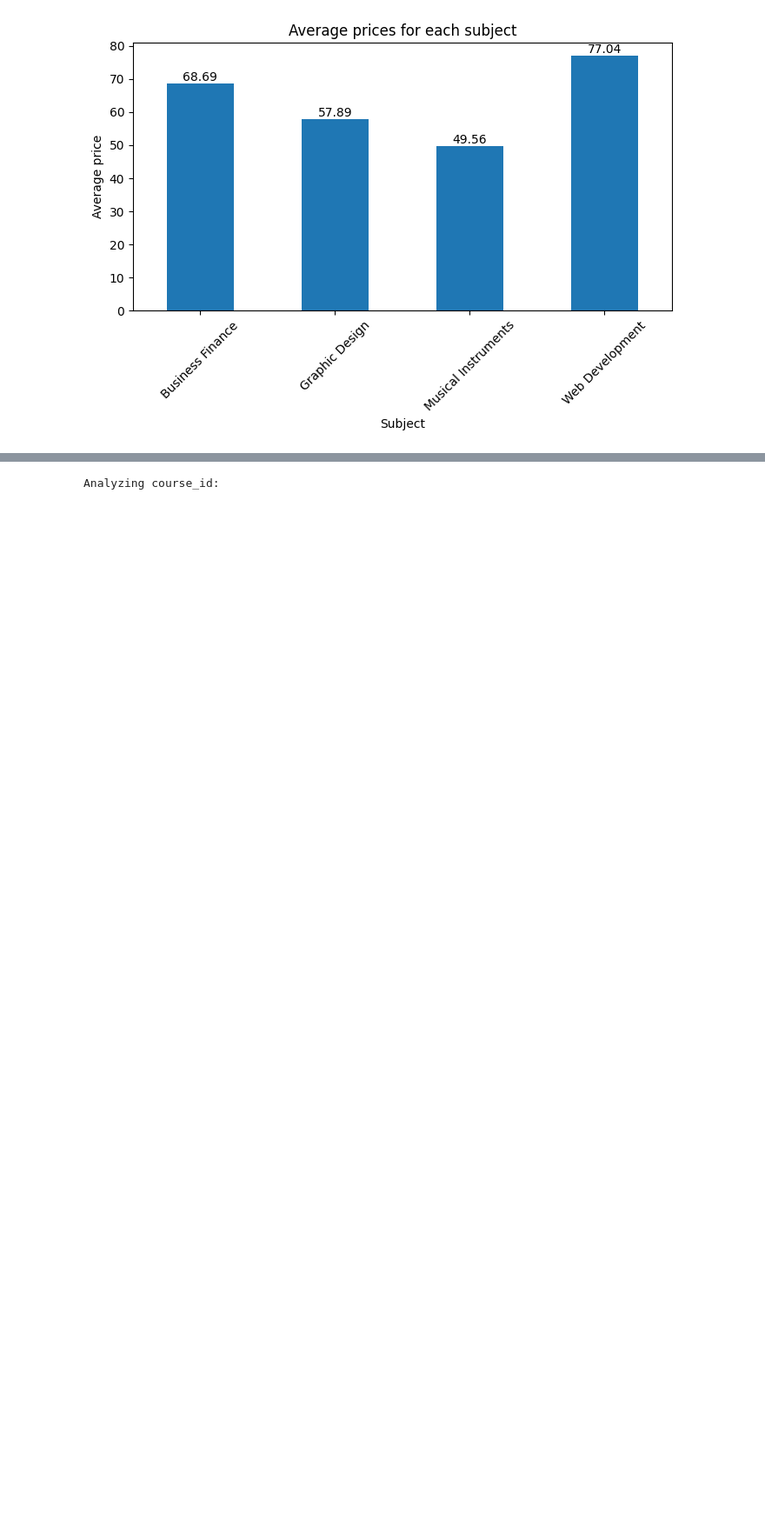
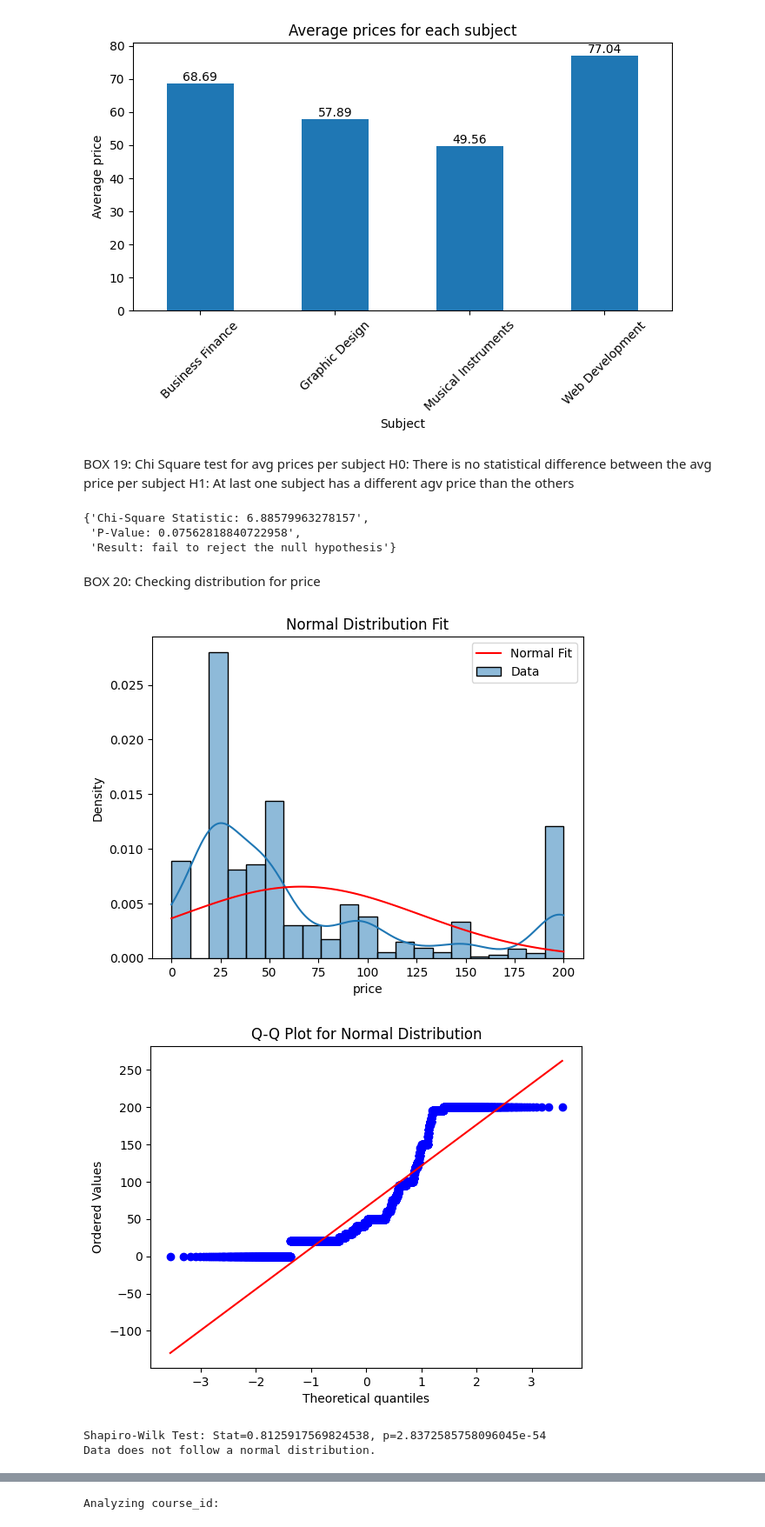
Before and after one commit to TeodoraVuta/e-learning-udemy, a Jupyter notebook: data.ipynb, the cells around one changed output, grey strips where cells are left out. Shown at 87% size. Cells and saved outputs as stored; diff of their text form; code cells hidden in the pictures; blank space fills up the shorter version.

```diff
--- a/data.ipynb
+++ b/data.ipynb
@@ -294,0 +333,39 @@ plt.show()
+# %% [markdown]
+BOX 19: Chi Square test for avg prices per subject
+H0: There is no statistical difference between the avg price per subject
+H1: At last one subject has a different agv price than the others
+# %%
+observed_avg_price = avg_price.values
+chi_square_test(observed_avg_price)
+# %% [output]
+{'Chi-Square Statistic: 6.88579963278157',
+ 'P-Value: 0.07562818840722958',
+ 'Result: fail to reject the null hypothesis'}
+# %% [markdown]
+BOX 20: Checking distribution for price
+# %%
+prices = df['price']
+
+sns.histplot(prices, kde=True, stat='density', label='Data')
+mean, std = prices.mean(), prices.std()
+x = np.linspace(prices.min(), prices.max(), 100)
+plt.plot(x, stats.norm.pdf(x, mean, std), label='Normal Fit', color='red')
+plt.title('Normal Distribution Fit')
+plt.legend()
+plt.show()
+
+stats.probplot(prices, dist="norm", plot=plt)
+plt.title('Q-Q Plot for Normal Distribution')
+plt.show()
+
+stat, p = stats.shapiro(prices)
+print(f'Shapiro-Wilk Test: Stat={stat}, p={p}')
+if p > 0.05:
+    print("Data follows a normal distribution.")
+else:
+    print("Data does not follow a normal distribution.")
+# %% [output]
+[figure, added]
+[figure, added]
+Shapiro-Wilk Test: Stat=0.8125917569824538, p=2.8372585758096045e-54
+Data does not follow a normal distribution.
```
Also changed, not shown: parts of 37 cells of this notebook.
